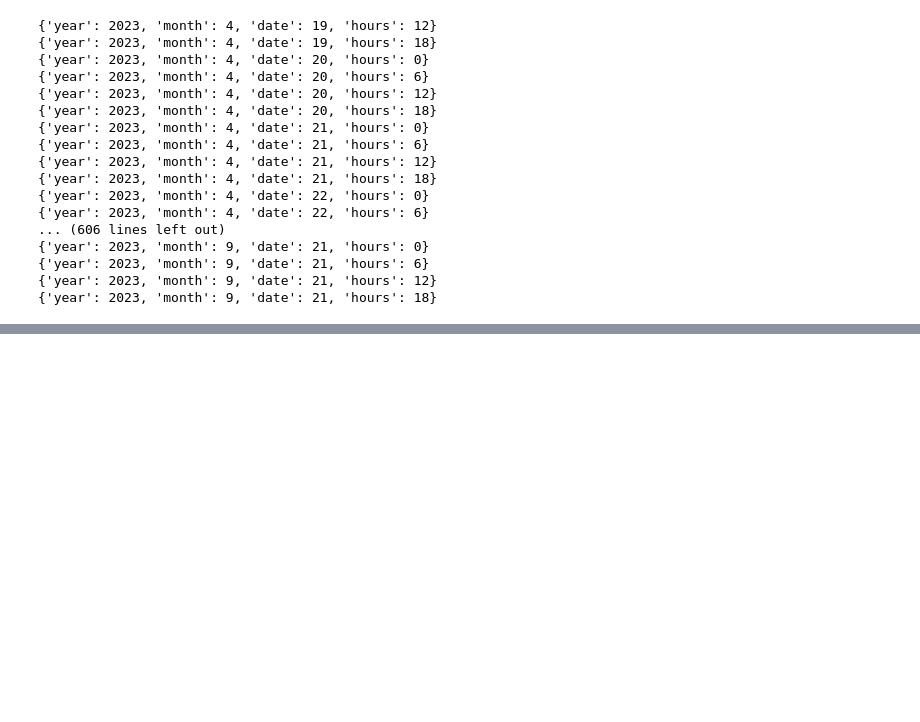
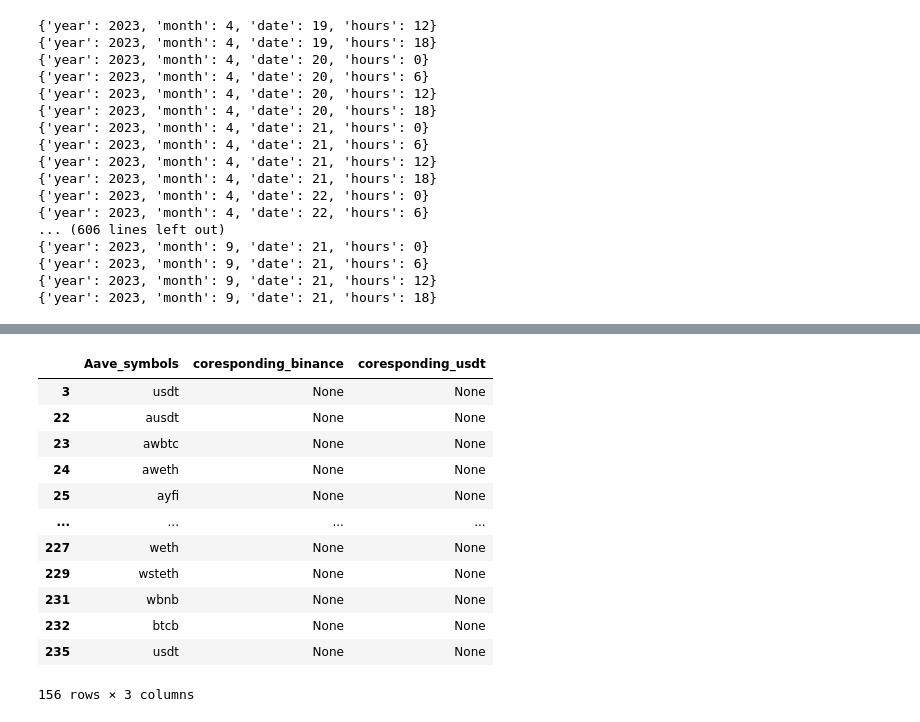
Before and after one commit to nikanhg/Funding_rate_Aave, a Jupyter notebook: Nikan/test-aave.ipynb, the cells around one changed output, grey strips where cells are left out. Saved outputs shown, nothing was run; the diff lists cells and outputs as text; code cells hidden in the pictures; blank space fills up the shorter version.

```diff
--- a/Nikan/test-aave.ipynb
+++ b/Nikan/test-aave.ipynb
@@ -70,0 +126,5 @@ for i in historical_data:
+# %%
+# mapping symbols
+Aave_symbols = [item.lower() for item in symbols]
+print(len(Aave_symbols))
+print(Aave_symbols)
@@ -70,0 +134,19 @@ for i in historical_data:
+# %%
+import requests
+
+# Binance API URL for exchange information
+url = "https://api.binance.com/api/v3/exchangeInfo"
+
+# Make a GET request to the endpoint
+response = requests.get(url)
+
+# Convert the response to JSON
+data = response.json()
+
+# Extract all symbols
+binance_symbols = [symbol['symbol'] for symbol in data['symbols']]
+print(binance_symbols)
+binance_uppers = binance_symbols
+binance_symbols = [item.lower() for item in binance_symbols]
+# Print or use the list of symbols
+print(binance_symbols)
@@ -70,0 +170,18 @@ for i in historical_data:
+# %%
+symbol_mapping = pd.DataFrame()
+symbol_mapping['Aave_symbols'] = Aave_symbols
+
+def mapping_usdt(s):
+     if s+'usdt' in binance_symbols:
+          return s+'usdt'
+     else:
+          return None
+
+def mapping_assets(s):
+     if s in binance_symbols:
+          return s
+     else:
+          return None
+
+symbol_mapping['coresponding_binance'] = symbol_mapping['Aave_symbols'].apply(mapping_assets)
+symbol_mapping['coresponding_usdt'] = symbol_mapping['Aave_symbols'].apply(mapping_usdt)
@@ -70,0 +201,16 @@ for i in historical_data:
+# %%
+symbol_mapping[symbol_mapping['coresponding_usdt'].isna()]
+# %% [output]
+|  | Aave_symbols | coresponding_binance | coresponding_usdt |
+| 3 | usdt | None | None |
+| 22 | ausdt | None | None |
+| 23 | awbtc | None | None |
+| 24 | aweth | None | None |
+| 25 | ayfi | None | None |
+| ... | ... | ... | ... |
+| 227 | weth | None | None |
+| 229 | wsteth | None | None |
+| 231 | wbnb | None | None |
+| 232 | btcb | None | None |
+| 235 | usdt | None | None |
+156 rows × 3 columns
```
Also changed, not shown: parts of 13 cells of this notebook, 1 other file.
